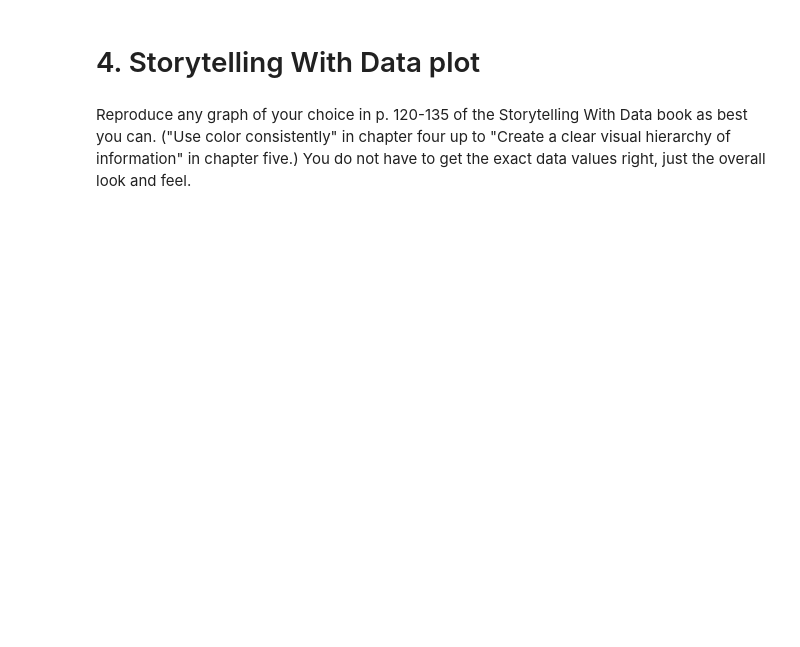
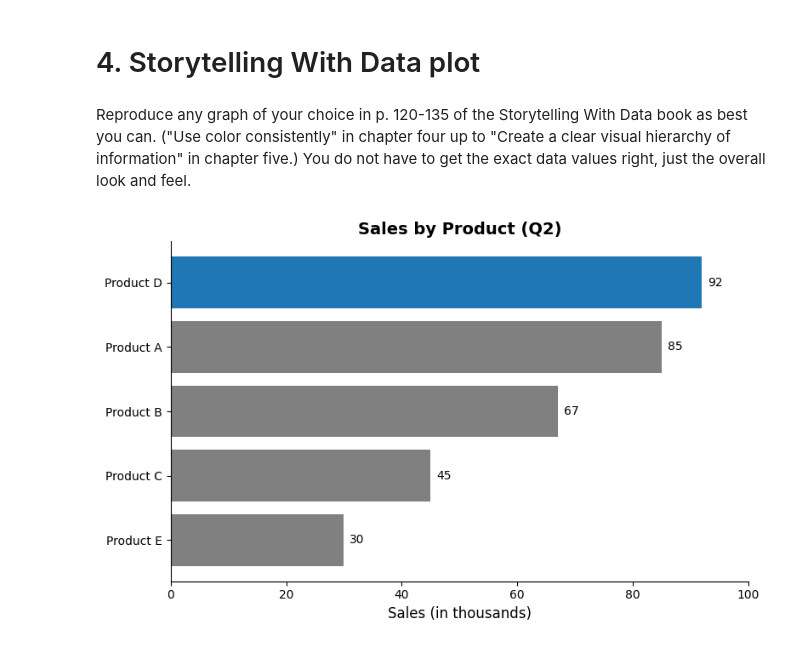
Before and after one commit to amc200092845471/Module-B-semester-2, a Jupyter notebook: Week8.ipynb, the cells around one changed output. Saved outputs shown, nothing was run; the diff lists cells and outputs as text; code cells hidden in the pictures; blank space fills up the shorter version.

```diff
--- a/Week8.ipynb
+++ b/Week8.ipynb
@@ -265,3 +343,47 @@ Use linear regression to predict the milk price from the other two, the cheese p
 # 4. Storytelling With Data plot
 # %% [markdown]
 Reproduce any graph of your choice in p. 120-135 of the Storytelling With Data book as best you can.  ("Use color consistently" in chapter four up to "Create a clear visual hierarchy of information" in chapter five.)    You do not have to get the exact data values right, just the overall look and feel.
+# %%
+import matplotlib.pyplot as plt
+import pandas as pd
+
+# Sample data mimicking a bar chart from the book
+data = {
+    'Product': ['Product A', 'Product B', 'Product C', 'Product D', 'Product E'],
+    'Sales': [85, 67, 45, 92, 30]
+}
+
+# Create DataFrame and sort for visual hierarchy
+df = pd.DataFrame(data).sort_values(by="Sales", ascending=True)
+
+# Create figure and axis
+fig, ax = plt.subplots(figsize=(8, 5))
+
+# Color: gray for all, blue for the top performer
+colors = ['gray'] * (len(df) - 1) + ['#1f77b4']  # last bar is highlighted
+bars = ax.barh(df['Product'], df['Sales'], color=colors)
+
+# Add data labels to the right of each bar
+for bar in bars:
+    ax.text(bar.get_width() + 1,                # position x slightly to the right
+            bar.get_y() + bar.get_height()/2,   # center vertically
+            f'{int(bar.get_width())}',          # label = integer sales value
+            va='center', fontsize=10)
+
+# Title and axis label
+ax.set_title('Sales by Product (Q2)', fontsize=14, weight='bold')
+ax.set_xlabel('Sales (in thousands)', fontsize=12)
+
+# Styling for clean visual
+ax.set_xlim(0, 100)
+ax.spines['right'].set_visible(False)
+ax.spines['top'].set_visible(False)
+ax.spines['left'].set_linewidth(0.8)
+ax.spines['bottom'].set_linewidth(0.8)
+ax.tick_params(axis='both', which='major', labelsize=10)
+
+# Final layout adjustment
+plt.tight_layout()
+plt.show()
+# %% [output]
+[figure, added]
```
Also changed, not shown: parts of 3 cells of this notebook, 4 other files.
